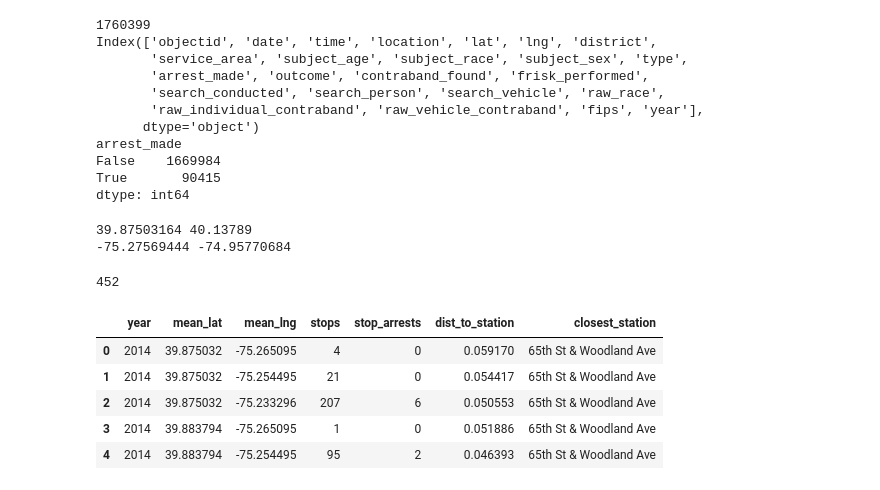
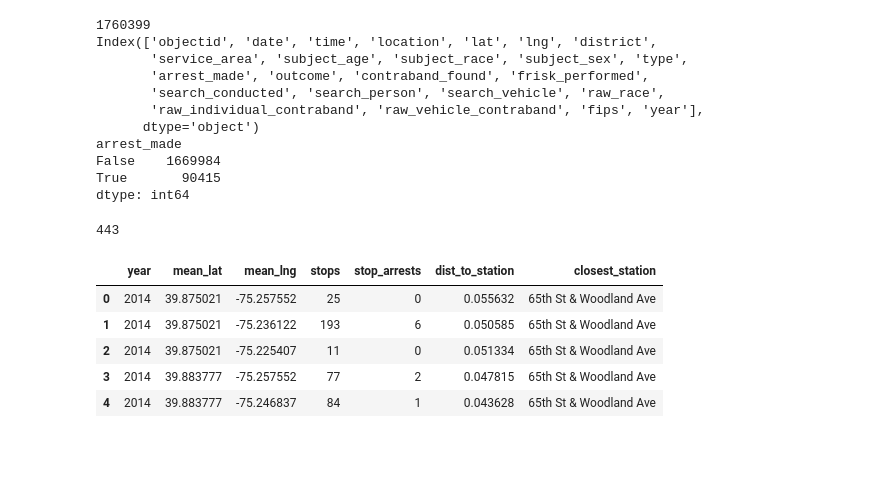
Before and after one commit to aboissie/Datathon, a Jupyter notebook: Features.ipynb, the cells around one changed output. Cells and saved outputs as stored; diff of their text form; code cells hidden in the pictures; blank space fills up the shorter version.

```diff
--- a/Features.ipynb
+++ b/Features.ipynb
@@ -35,6 +39,9 @@ population.head()
 | 4 | 5 | 42101000402 | Census tract | 3142 | 2455 | 173 | ... |
 # %%
 crimes = pd.read_csv(folder + 'crimes.csv', delimiter=',')
+# drop na
+crimes.dropna(subset=['lat', 'lng'],inplace=True)
+crimes['year'] = crimes['dispatch_date'].apply(lambda x: x.split('-')[0])
 print(len(crimes))
 print(crimes.head())
 crimes.value_counts('text_general_code')
@@ -110,26 +118,20 @@ arrest_made
 False    1669984
 True       90415
 dtype: int64
-# %%
-print(stops['lat'].min(), stops['lat'].max())
-print(stops['lng'].min(), stops['lng'].max())
-# %% [output]
-39.87503164 40.13789
--75.27569444 -74.95770684
 # %%
-
-coord_mask = features.get_coord_mask(stops)
+lat_min, lng_min, lat_window, lng_window = features.get_coord_mask_params(crimes)
+coord_mask = features.get_coord_mask(stops, lat_min, lng_min, lat_window, lng_window)
 print(len(coord_mask.drop_duplicates(['mean_lat', 'mean_lng'])))
 stops_agg = pd.merge(stops, coord_mask, on=['lat', 'lng'])
 stops_agg = stops_agg.groupby(['year', 'mean_lat', 'mean_lng']).agg({'objectid': 'count', 'arrest_made': 'sum', }).reset_index().rename(columns={'objectid': 'stops', 'arrest_made': 'stop_arrests',  })
-stops_agg['dist_to_station'] = stops_agg.apply(lambda x: features.find_closest((x['mean_lat'], x['mean_lng']))[0], axis=1)
-stops_agg['closest_station'] = stops_agg.apply(lambda x: features.find_closest((x['mean_lat'], x['mean_lng']))[1], axis=1)
+stops_agg['dist_to_station'] = stops_agg.apply(lambda x: features.get_closest_station((x['mean_lat'], x['mean_lng']))[0], axis=1)
+stops_agg['closest_station'] = stops_agg.apply(lambda x: features.get_closest_station((x['mean_lat'], x['mean_lng']))[1], axis=1)
 stops_agg.head()
 # %% [output]
-452
+443
 |  | year | mean_lat | mean_lng | stops | stop_arrests | dist_to_station | closest_station |
-| 0 | 2014 | 39.875032 | -75.265095 | 4 | 0 | 0.059170 | 65th St & Woodland Ave |
-| 1 | 2014 | 39.875032 | -75.254495 | 21 | 0 | 0.054417 | 65th St & Woodland Ave |
-| 2 | 2014 | 39.875032 | -75.233296 | 207 | 6 | 0.050553 | 65th St & Woodland Ave |
-| 3 | 2014 | 39.883794 | -75.265095 | 1 | 0 | 0.051886 | 65th St & Woodland Ave |
-| 4 | 2014 | 39.883794 | -75.254495 | 95 | 2 | 0.046393 | 65th St & Woodland Ave |
+| 0 | 2014 | 39.875021 | -75.257552 | 25 | 0 | 0.055632 | 65th St & Woodland Ave |
+| 1 | 2014 | 39.875021 | -75.236122 | 193 | 6 | 0.050585 | 65th St & Woodland Ave |
+| 2 | 2014 | 39.875021 | -75.225407 | 11 | 0 | 0.051334 | 65th St & Woodland Ave |
+| 3 | 2014 | 39.883777 | -75.257552 | 77 | 2 | 0.047815 | 65th St & Woodland Ave |
+| 4 | 2014 | 39.883777 | -75.246837 | 84 | 1 | 0.043628 | 65th St & Woodland Ave |
```
Also changed, not shown: parts of 14 cells of this notebook, 1 other file.
